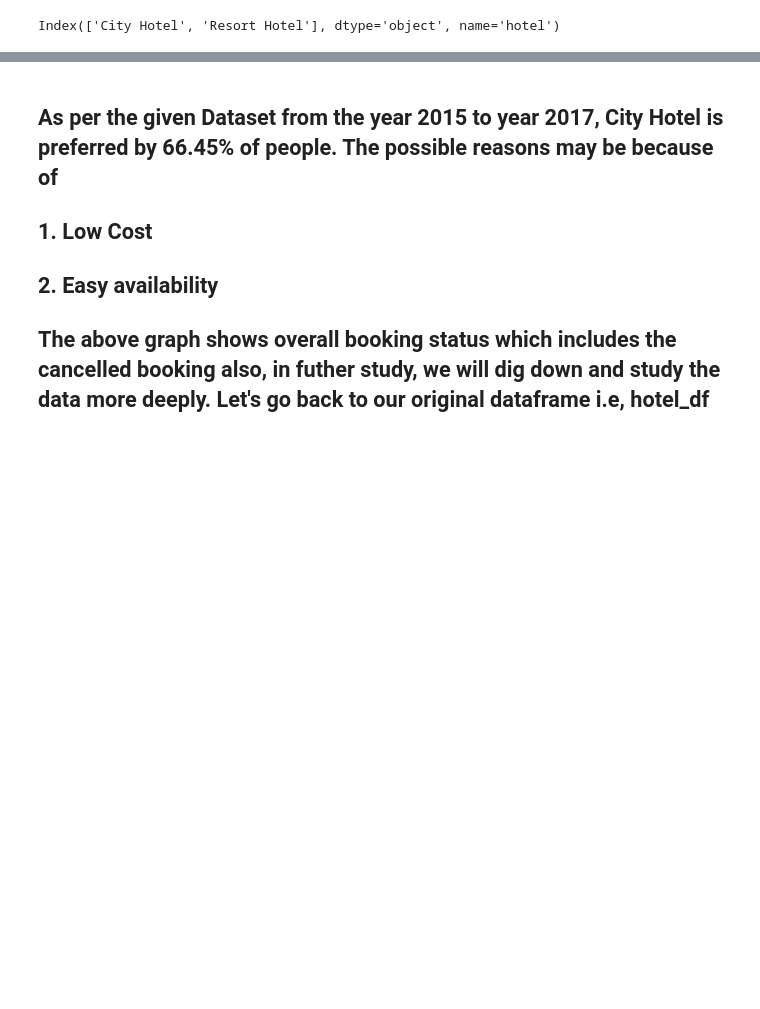
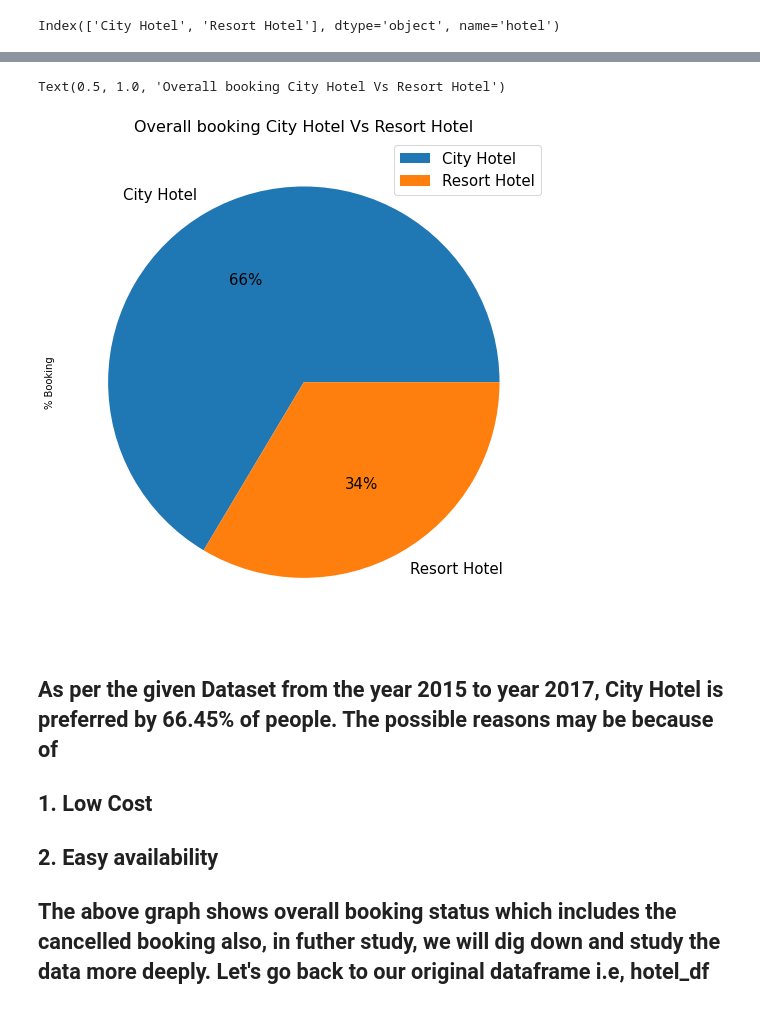
Before and after one commit to DebarajPurohit/Hotel_booking_analysis, a Jupyter notebook: Hotel_Booking_Analysis_Capstone_Project.ipynb, the cells around one changed output, grey strips where cells are left out. Drawn from its saved outputs; the diff is of its cells as text; code cells hidden in the pictures; blank space fills up the shorter version.

```diff
--- a/Hotel_Booking_Analysis_Capstone_Project.ipynb
+++ b/Hotel_Booking_Analysis_Capstone_Project.ipynb
@@ -179,3 +178,10 @@ ax1.legend(fontsize= 16)
+# %%
+ax1= Total_booking_3years.plot.pie(y = '% Booking', figsize=(10,9), fontsize=15,autopct='%1.0f%%')
+ax1.legend(fontsize=15)
+ax1.set_title("Overall booking City Hotel Vs Resort Hotel", fontsize=16)
+# %% [output]
+Text(0.5, 1.0, 'Overall booking City Hotel Vs Resort Hotel')
+[figure, added]
 # %% [markdown]
 ## As per the given Dataset from the year 2015 to year 2017, City Hotel is preferred by **66.45%** of people. The possible reasons may be because of
 ## 1. Low Cost
```
Also changed, not shown: parts of 31 cells of this notebook.
